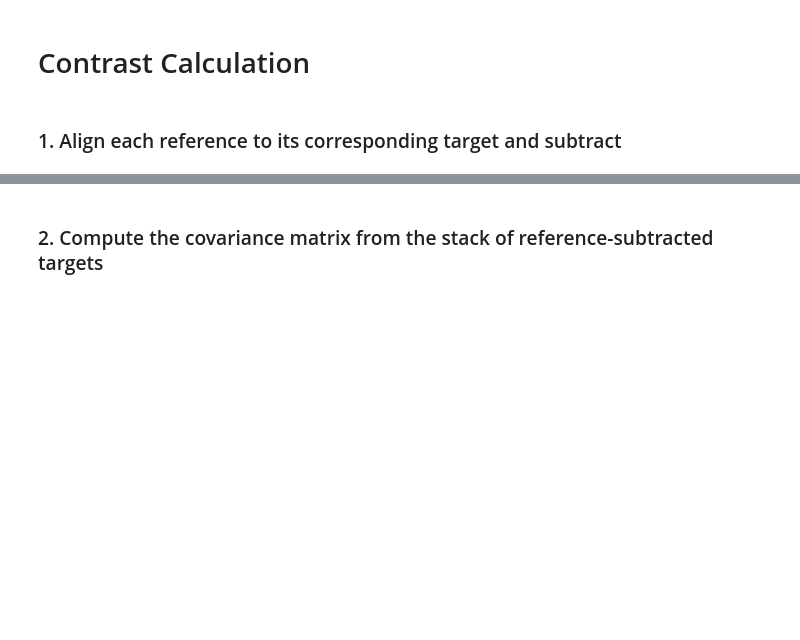
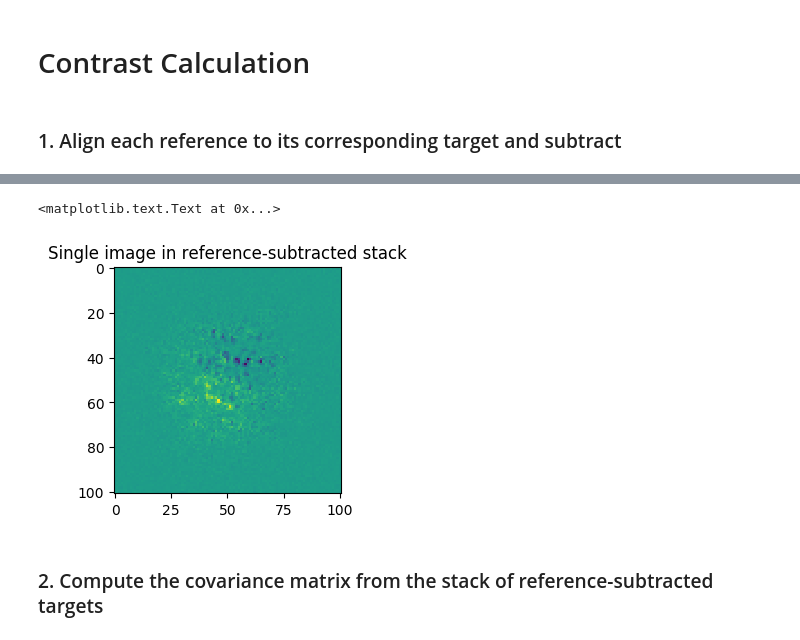
Before and after one commit to spacetelescope/pandeia-coronagraphy, a Jupyter notebook: notebooks/covariance_contrast.ipynb, the cells around one changed output, grey strips where cells are left out. Drawn from its saved outputs; the diff is of its cells as text; code cells hidden in the pictures; blank space fills up the shorter version.

```diff
--- a/notebooks/covariance_contrast.ipynb
+++ b/notebooks/covariance_contrast.ipynb
@@ -87,7 +92,10 @@ print(subtraction_stack.shape)
 # %%
 fig, ax = plt.subplots(1, 1, figsize = (3, 3))
-ax.imshow(subtraction_stack[0])
-ax.set_title('1st image in reference-subtracted stack')
+ax.imshow(subtraction_stack[1])
+ax.set_title('Single image in reference-subtracted stack')
+# %% [output]
+<matplotlib.text.Text at 0x...>
+[figure, added]
 # %% [markdown]
 ### 2. Compute the covariance matrix from the stack of reference-subtracted targets
 # %%
```
Also changed, not shown: parts of 17 cells of this notebook.
